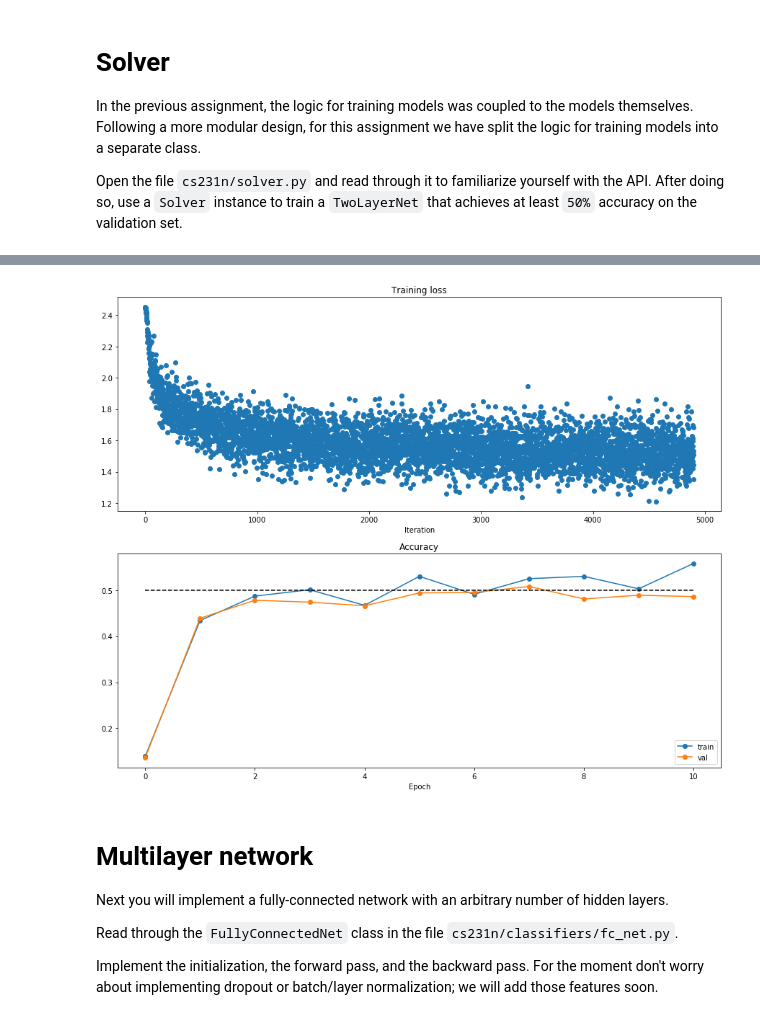
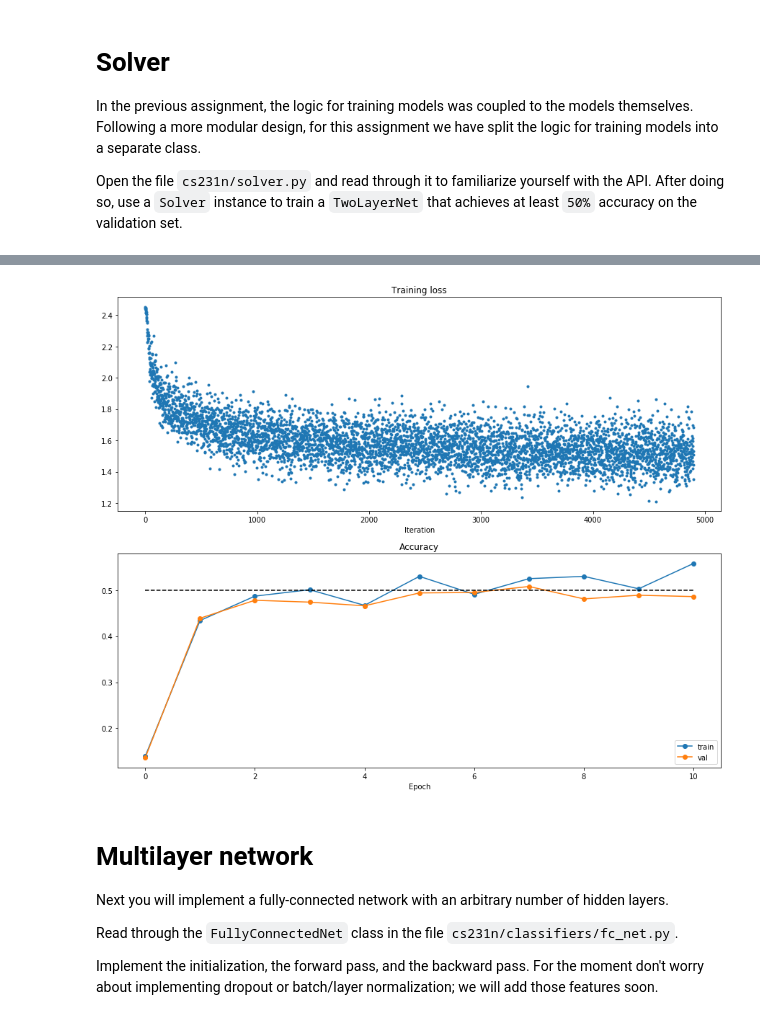
Before and after one commit to kugmax/cs231n, a Jupyter notebook: a2/FullyConnectedNets.ipynb, the cells around one changed output, grey strips where cells are left out. Drawn from its saved outputs; the diff is of its cells as text; code cells hidden in the pictures.

```diff
--- a/a2/FullyConnectedNets.ipynb
+++ b/a2/FullyConnectedNets.ipynb
@@ -370,22 +370,22 @@ best_val_acc:  0.508
 # %%
 # Run this cell to visualize training loss and train / val accuracy
 
 plt.subplot(2, 1, 1)
 plt.title('Training loss')
-plt.plot(solver.loss_history, 'o')
+plt.plot(solver.loss_history, '.')
 plt.xlabel('Iteration')
 
 plt.subplot(2, 1, 2)
 plt.title('Accuracy')
 plt.plot(solver.train_acc_history, '-o', label='train')
 plt.plot(solver.val_acc_history, '-o', label='val')
 plt.plot([0.5] * len(solver.val_acc_history), 'k--')
 plt.xlabel('Epoch')
 plt.legend(loc='lower right')
 plt.gcf().set_size_inches(15, 12)
 plt.show()
 # %% [output]
-[figure, old version]
+[figure, new version]
 # %% [markdown]
 # Multilayer network
 Next you will implement a fully-connected network with an arbitrary number of hidden layers.
```
Also changed, not shown: parts of 3 cells of this notebook, 1 other file.
